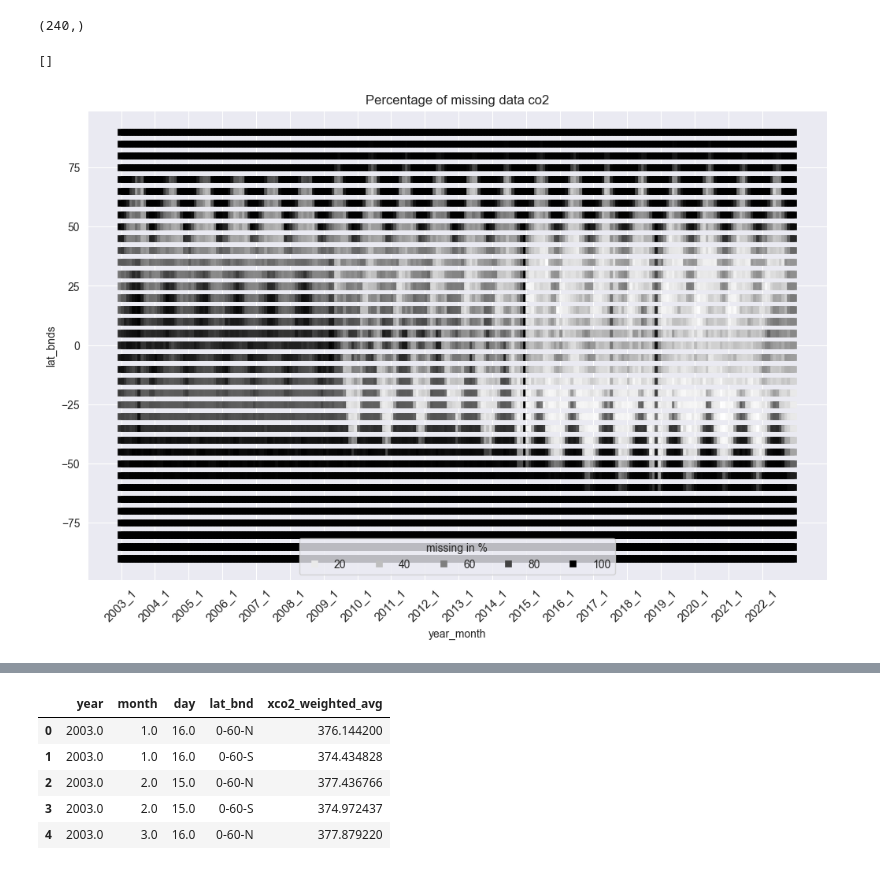
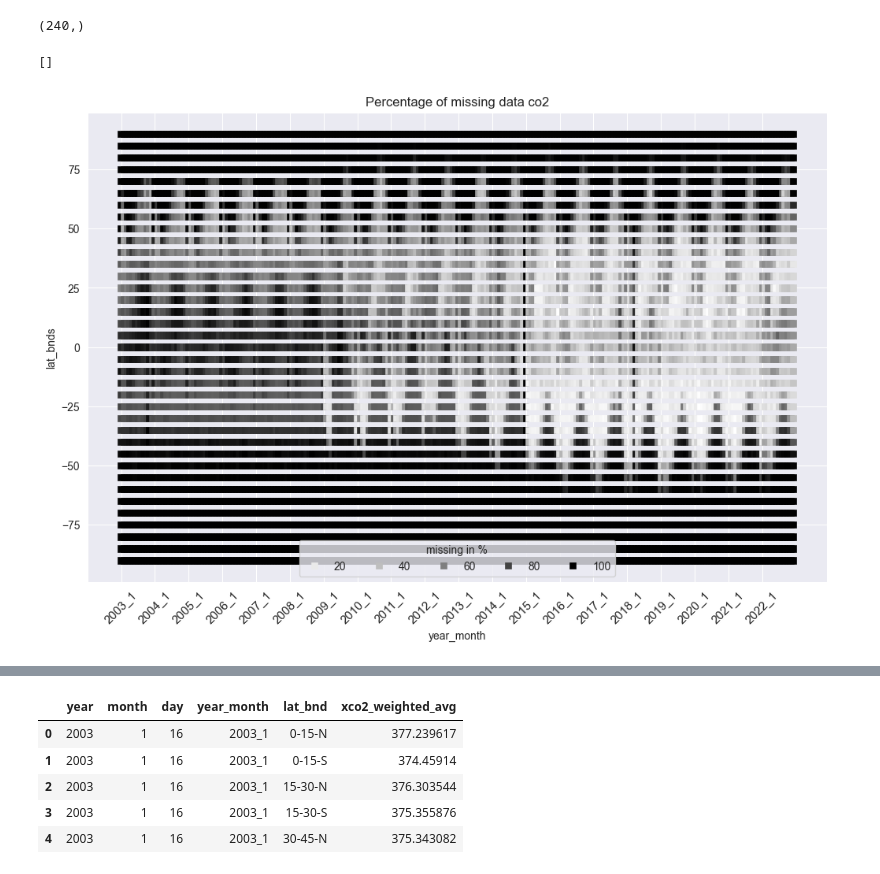
Before and after one commit to climate-resource/EO-vs-CMIP-GHG-forcings-comparison, a Jupyter notebook: tutorials/getting-started_co2.ipynb, the cells around one changed output, grey strips where cells are left out. Drawn from its saved outputs; the diff is of its cells as text; code cells hidden in the pictures.

```diff
--- a/tutorials/getting-started_co2.ipynb
+++ b/tutorials/getting-started_co2.ipynb
@@ -98,30 +99,31 @@ df_obs4mips[df_obs4mips[f"x{gas}"] == 1e20].time.unique().shape
 # %%
 # percentage of missing data per month-year
 missing = pd.DataFrame(
     np.round(
         np.divide(
-            df_obs4mips[df_obs4mips[f"x{gas}"] == 1e20].groupby(["year", "month", "lat_bnds"]).agg({f"x{gas}": "count"})[f"x{gas}"],
-            df_obs4mips.groupby(["year", "month", "lat_bnds"]).agg({f"x{gas}": "count"})[f"x{gas}"]
+            df_obs4mips[df_obs4mips[f"x{gas}"] == 1e20].groupby(
+                ["year_month", "lat_bnds"]
+            ).agg({f"x{gas}": "count"})[f"x{gas}"],
+            df_obs4mips.groupby(["year_month", "lat_bnds"]).agg({f"x{gas}": "count"})[f"x{gas}"]
         )*100, decimals=2
     )
 ).reset_index()
 
-missing["year_month"] = missing["year"].astype(str)+"_"+missing["month"].astype(str)
 
 fig, axs = plt.subplots(1, 1, constrained_layout=True, figsize=(10,7))
 sns.scatterplot(
     data=missing, x="year_month", y="lat_bnds", hue=f"x{gas}", marker="s",
     edgecolor=None, ax=axs, palette="Greys",
 )
 ticks = axs.get_xticks()
 axs.set_xticks(ticks[::12])
 plt.xticks(size=11, rotation=45)
 plt.title(f"Percentage of missing data {gas}")
 plt.legend(title="missing in %", loc="lower center", ncol=5)
 plt.plot()
 # %% [output]
 []
-[figure, old version]
+[figure, new version]
 # %% [markdown]
 ### Working with earth grids
 
@@ -197,20 +199,20 @@ df_cmip7_weighted_avg = compute_weighted_average_latitude_bands(
 )
 
 df_obs4mips_new_grid = resize_grid(
-    df_obs4mips_weighted_avg, lat_bnds_seq = [0,60], gas=gas
+    df_obs4mips_weighted_avg, lat_bnds_seq = [0,15,30,45,60,75,90], gas=gas
 )
 df_cmip7_new_grid = resize_grid(
-    df_cmip7_weighted_avg, lat_bnds_seq =[0,60], gas=gas
+    df_cmip7_weighted_avg, lat_bnds_seq =[0,15,30,45,60,75,90], gas=gas
 )
 
 df_obs4mips_new_grid.head()
 # %% [output]
-|  | year | month | day | lat_bnd | xco2_weighted_avg |
-| 0 | 2003.0 | 1.0 | 16.0 | 0-60-N | 376.144200 |
-| 1 | 2003.0 | 1.0 | 16.0 | 0-60-S | 374.434828 |
-| 2 | 2003.0 | 2.0 | 15.0 | 0-60-N | 377.436766 |
-| 3 | 2003.0 | 2.0 | 15.0 | 0-60-S | 374.972437 |
-| 4 | 2003.0 | 3.0 | 16.0 | 0-60-N | 377.879220 |
+|  | year | month | day | year_month | lat_bnd | xco2_weighted_avg |
+| 0 | 2003 | 1 | 16 | 2003_1 | 0-15-N | 377.239617 |
+| 1 | 2003 | 1 | 16 | 2003_1 | 0-15-S | 374.45914 |
+| 2 | 2003 | 1 | 16 | 2003_1 | 15-30-N | 376.303544 |
+| 3 | 2003 | 1 | 16 | 2003_1 | 15-30-S | 375.355876 |
+| 4 | 2003 | 1 | 16 | 2003_1 | 30-45-N | 375.343082 |
 # %%
 df_cmip7_new_grid.head()
 # %% [output]
```
Also changed, not shown: parts of 9 cells of this notebook, 3 other files.
